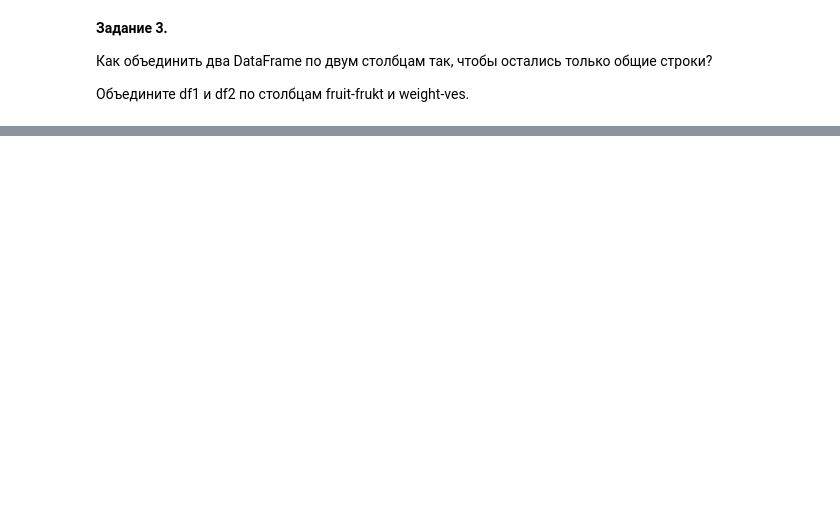
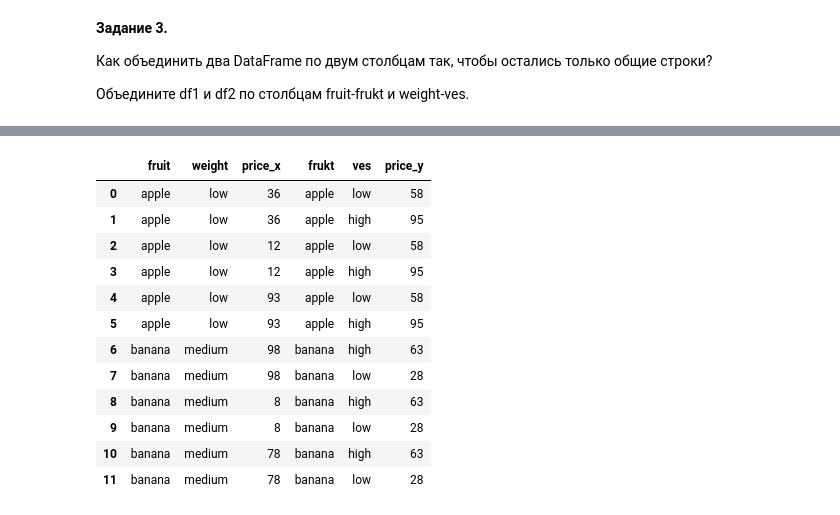
Before and after one commit to medphisiker/samsung_ml_bootcamp, a Jupyter notebook: lections/Урок_03_Pandas.ipynb, the cells around one changed output, grey strips where cells are left out. Saved outputs shown, nothing was run; the diff lists cells and outputs as text; code cells hidden in the pictures; blank space fills up the shorter version.

```diff
--- a/lections/Урок_03_Pandas.ipynb
+++ b/lections/Урок_03_Pandas.ipynb
@@ -824,0 +950,16 @@ df2 = pd.DataFrame({'frukt': ['apple', 'banana', 'melon'] * 2,
+# %%
+pd.merge(df1, df2, how="inner", left_on="fruit", right_on="frukt")
+# %% [output]
+|  | fruit | weight | price_x | frukt | ves | price_y |
+| 0 | apple | low | 36 | apple | low | 58 |
+| 1 | apple | low | 36 | apple | high | 95 |
+| 2 | apple | low | 12 | apple | low | 58 |
+| 3 | apple | low | 12 | apple | high | 95 |
+| 4 | apple | low | 93 | apple | low | 58 |
+| 5 | apple | low | 93 | apple | high | 95 |
+| 6 | banana | medium | 98 | banana | high | 63 |
+| 7 | banana | medium | 98 | banana | low | 28 |
+| 8 | banana | medium | 8 | banana | high | 63 |
+| 9 | banana | medium | 8 | banana | low | 28 |
+| 10 | banana | medium | 78 | banana | high | 63 |
+| 11 | banana | medium | 78 | banana | low | 28 |
```
Also changed, not shown: parts of 61 cells of this notebook, 2 other files.
